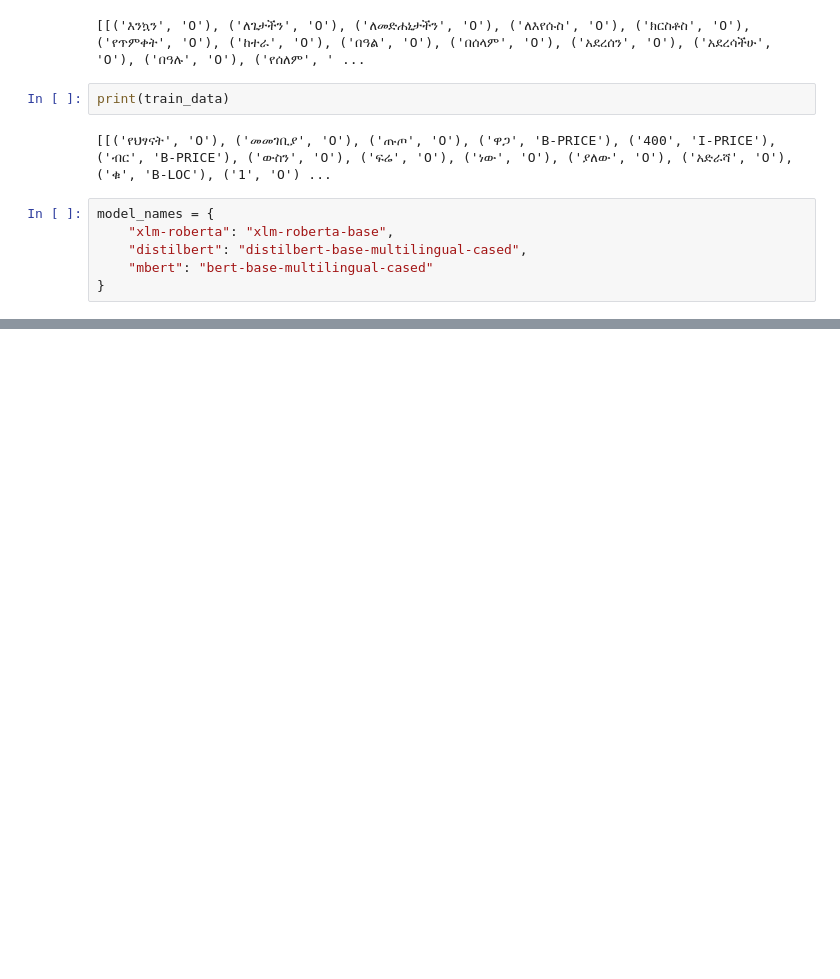
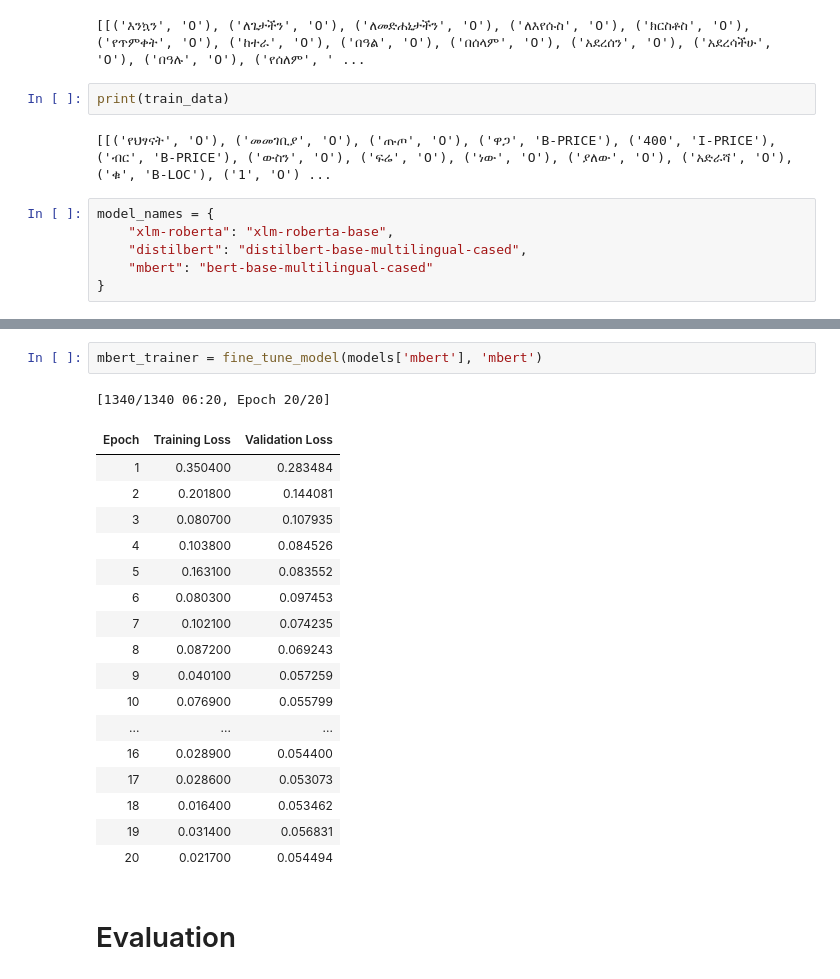
Before and after one commit to hanaDemma/Realtime-data-extraction-from-telegram-channel-week-5, a Jupyter notebook: notebooks/NER_Ethiomart.ipynb, the cells around one changed output, grey strips where cells are left out. Drawn from its saved outputs; the diff is of its cells as text; blank space fills up the shorter version.

```diff
--- a/notebooks/NER_Ethiomart.ipynb
+++ b/notebooks/NER_Ethiomart.ipynb
@@ -52,0 +299,23 @@ model_names = {
+# %%
+mbert_trainer = fine_tune_model(models['mbert'], 'mbert')
+# %% [output]
+[1340/1340 06:20, Epoch 20/20]
+| Epoch | Training Loss | Validation Loss |
+| 1 | 0.350400 | 0.283484 |
+| 2 | 0.201800 | 0.144081 |
+| 3 | 0.080700 | 0.107935 |
+| 4 | 0.103800 | 0.084526 |
+| 5 | 0.163100 | 0.083552 |
+| 6 | 0.080300 | 0.097453 |
+| 7 | 0.102100 | 0.074235 |
+| 8 | 0.087200 | 0.069243 |
+| 9 | 0.040100 | 0.057259 |
+| 10 | 0.076900 | 0.055799 |
+| ... | ... | ... |
+| 16 | 0.028900 | 0.054400 |
+| 17 | 0.028600 | 0.053073 |
+| 18 | 0.016400 | 0.053462 |
+| 19 | 0.031400 | 0.056831 |
+| 20 | 0.021700 | 0.054494 |
+# %% [markdown]
+# Evaluation
```
Also changed, not shown: parts of 21 cells of this notebook.
